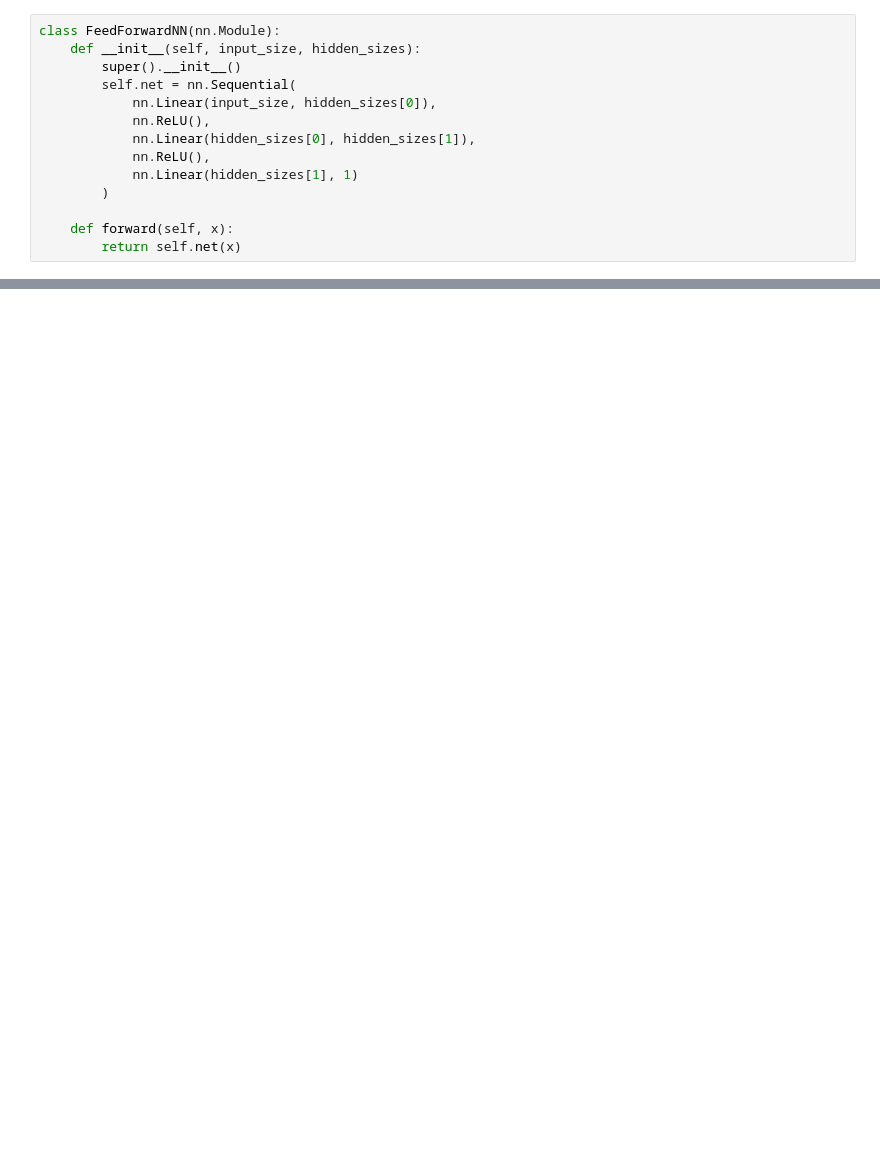
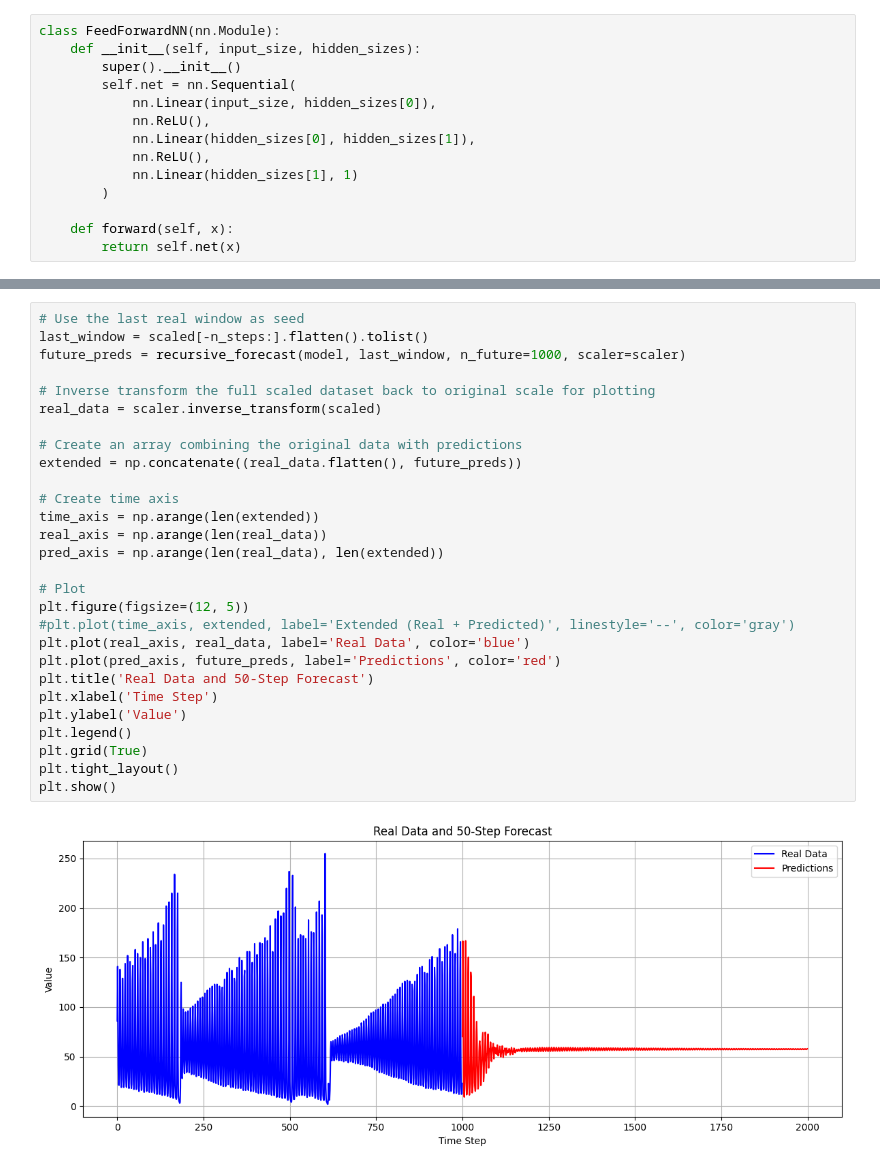
Before and after one commit to marcdugu/DL_1, a Jupyter notebook: main.ipynb, the cells around one changed output, grey strips where cells are left out. Drawn from its saved outputs; the diff is of its cells as text; blank space fills up the shorter version.

```diff
--- a/main.ipynb
+++ b/main.ipynb
@@ -337,0 +458,30 @@ plt.show()
+# %%
+# Use the last real window as seed
+last_window = scaled[-n_steps:].flatten().tolist()
+future_preds = recursive_forecast(model, last_window, n_future=1000, scaler=scaler)
+
+# Inverse transform the full scaled dataset back to original scale for plotting
+real_data = scaler.inverse_transform(scaled)
+
+# Create an array combining the original data with predictions
+extended = np.concatenate((real_data.flatten(), future_preds))
+
+# Create time axis
+time_axis = np.arange(len(extended))
+real_axis = np.arange(len(real_data))
+pred_axis = np.arange(len(real_data), len(extended))
+
+# Plot
+plt.figure(figsize=(12, 5))
+#plt.plot(time_axis, extended, label='Extended (Real + Predicted)', linestyle='--', color='gray')
+plt.plot(real_axis, real_data, label='Real Data', color='blue')
+plt.plot(pred_axis, future_preds, label='Predictions', color='red')
+plt.title('Real Data and 50-Step Forecast')
+plt.xlabel('Time Step')
+plt.ylabel('Value')
+plt.legend()
+plt.grid(True)
+plt.tight_layout()
+plt.show()
+# %% [output]
+[figure, added]
```
Also changed, not shown: parts of 14 cells of this notebook.
